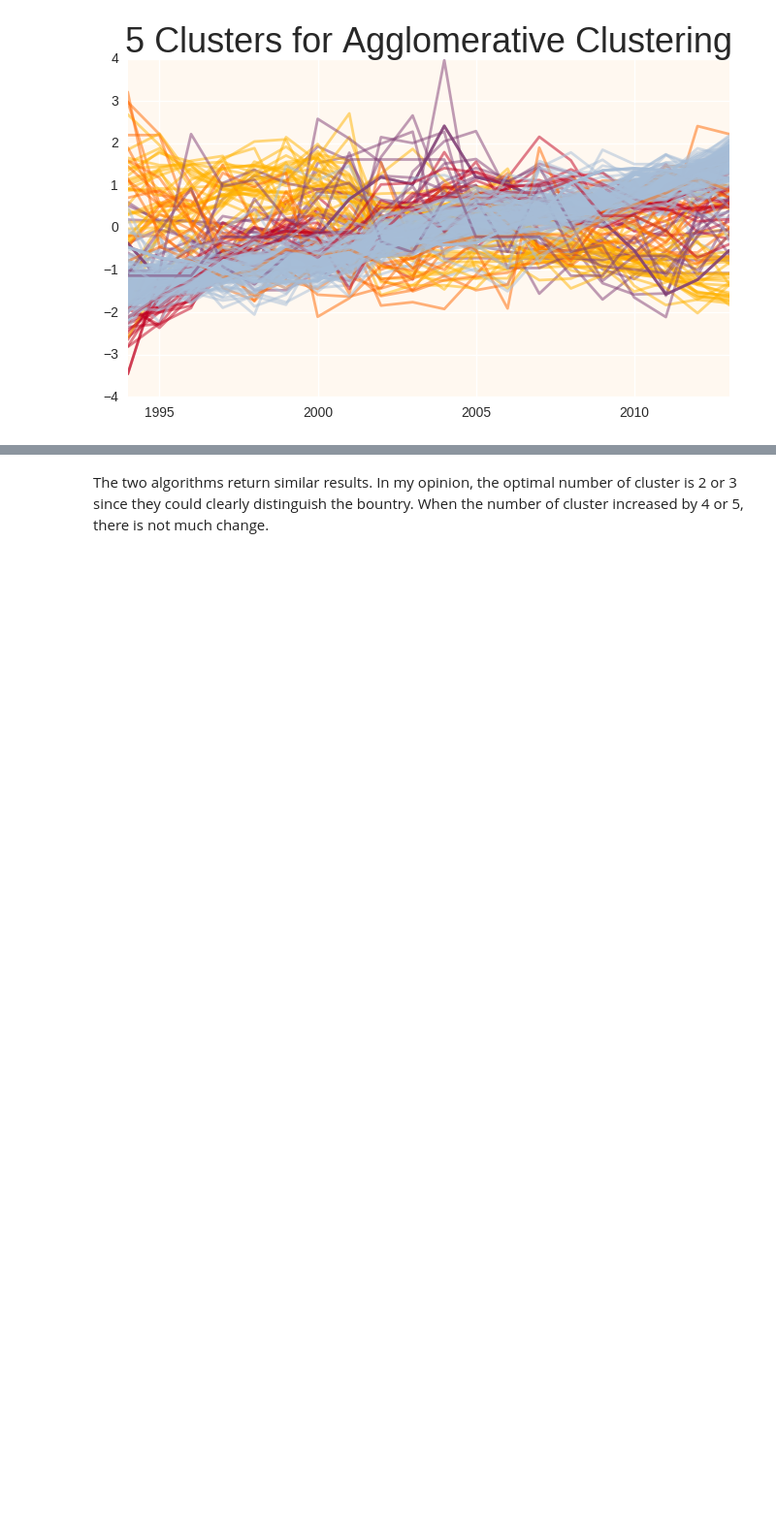
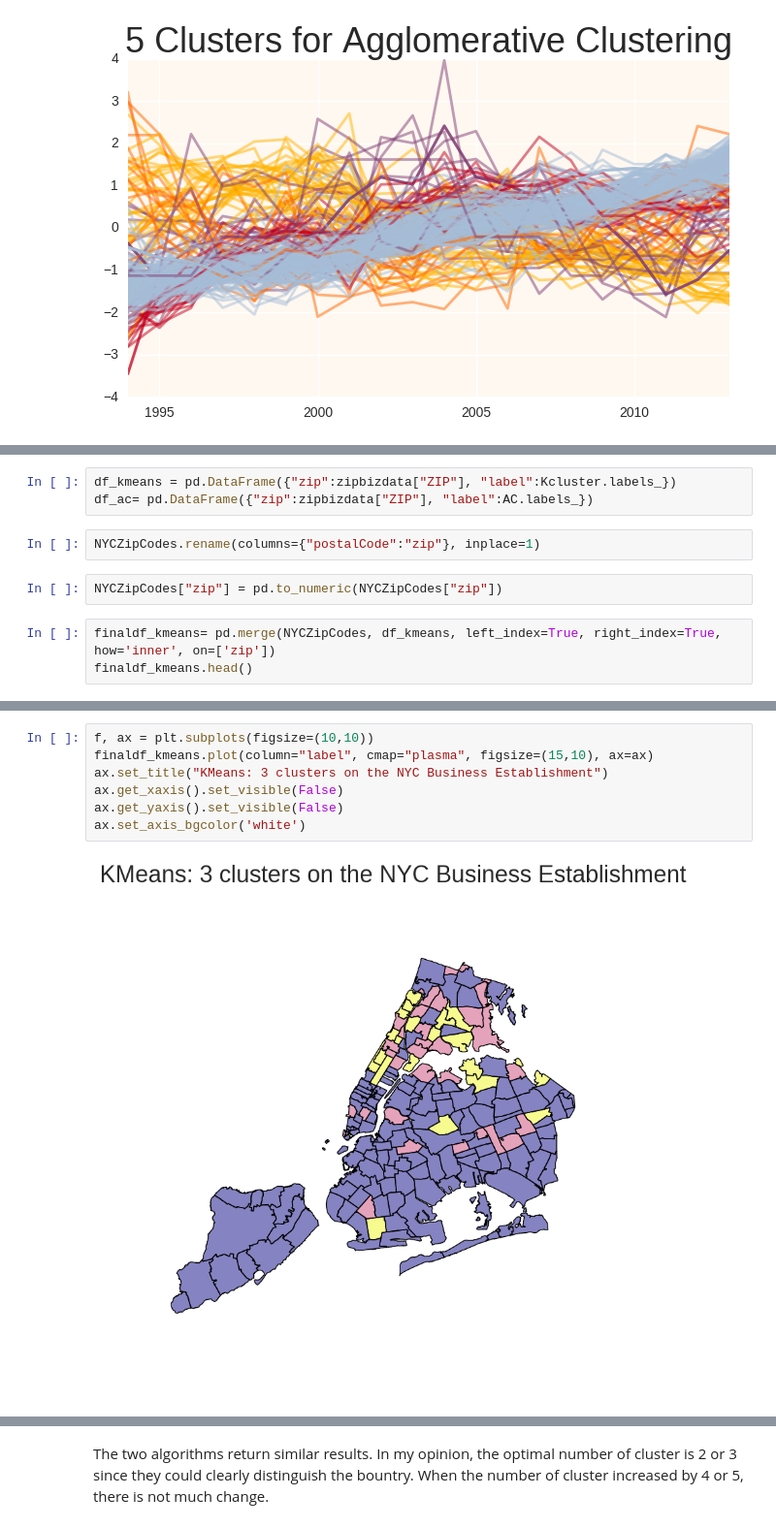
Before and after one commit to siynsun/PUI2016_ss9558, a Jupyter notebook: HW11_ss9558/HW11_Assignment2.ipynb, the cells around one changed output, grey strips where cells are left out. Shown at 97% size. Saved outputs shown, nothing was run; the diff lists cells and outputs as text; blank space fills up the shorter version.

```diff
--- a/HW11_ss9558/HW11_Assignment2.ipynb
+++ b/HW11_ss9558/HW11_Assignment2.ipynb
@@ -342,0 +370,10 @@ AttributeError: Unknown property column
+# %%
+df_kmeans = pd.DataFrame({"zip":zipbizdata["ZIP"], "label":Kcluster.labels_})
+df_ac= pd.DataFrame({"zip":zipbizdata["ZIP"], "label":AC.labels_})
+# %%
+NYCZipCodes.rename(columns={"postalCode":"zip"}, inplace=1)
+# %%
+NYCZipCodes["zip"] = pd.to_numeric(NYCZipCodes["zip"])
+# %%
+finaldf_kmeans= pd.merge(NYCZipCodes, df_kmeans, left_index=True, right_index=True, how='inner', on=['zip'])
+finaldf_kmeans.head()
@@ -342,0 +397,9 @@ AttributeError: Unknown property column
+# %%
+f, ax = plt.subplots(figsize=(10,10))
+finaldf_kmeans.plot(column="label", cmap="plasma", figsize=(15,10), ax=ax)
+ax.set_title("KMeans: 3 clusters on the NYC Business Establishment")
+ax.get_xaxis().set_visible(False)
+ax.get_yaxis().set_visible(False)
+ax.set_axis_bgcolor('white')
+# %% [output]
+[figure, added]
```
Also changed, not shown: parts of 18 cells of this notebook, 1 other file.
